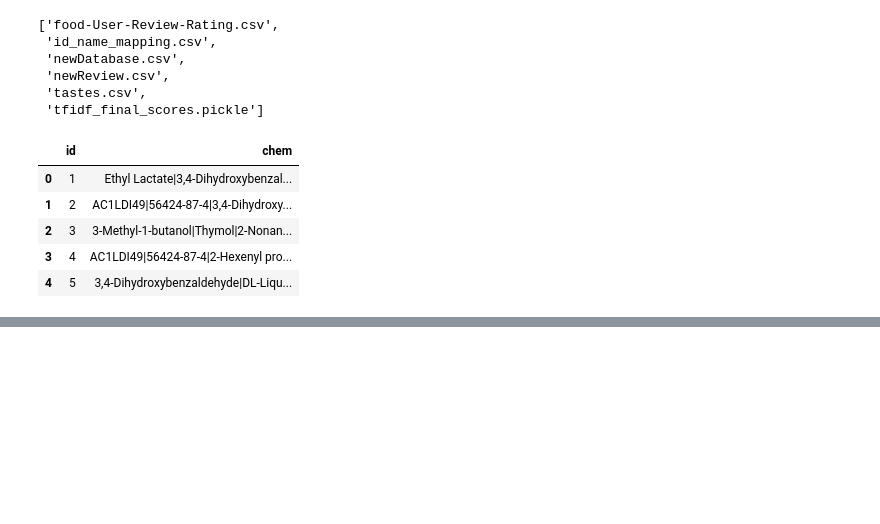
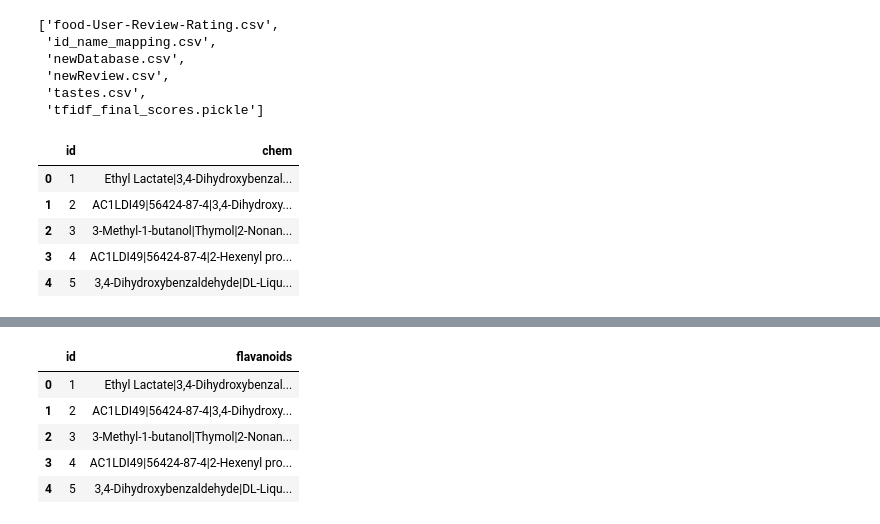
Before and after one commit to SKsaqlain/Flavour-Enhanced-Food-Recommendation, a Jupyter notebook: code/flavonoidsAnalysis.ipynb, the cells around one changed output, grey strips where cells are left out. Saved outputs shown, nothing was run; the diff lists cells and outputs as text; code cells hidden in the pictures; blank space fills up the shorter version.

```diff
--- a/code/flavonoidsAnalysis.ipynb
+++ b/code/flavonoidsAnalysis.ipynb
@@ -67 +67,11 @@ print(len(allChem))
 1405
+# %%
+rawData=pd.read_csv("../dataset/Utilities/newDatabase.csv",names=["id","flavanoids"])
+rawData.head()
+# %% [output]
+|  | id | flavanoids |
+| 0 | 1 | Ethyl Lactate|3,4-Dihydroxybenzal... |
+| 1 | 2 | AC1LDI49|56424-87-4|3,4-Dihydroxy... |
+| 2 | 3 | 3-Methyl-1-butanol|Thymol|2-Nonan... |
+| 3 | 4 | AC1LDI49|56424-87-4|2-Hexenyl pro... |
+| 4 | 5 | 3,4-Dihydroxybenzaldehyde|DL-Liqu... |
```
Also changed, not shown: parts of 10 cells of this notebook, 1 other file.
